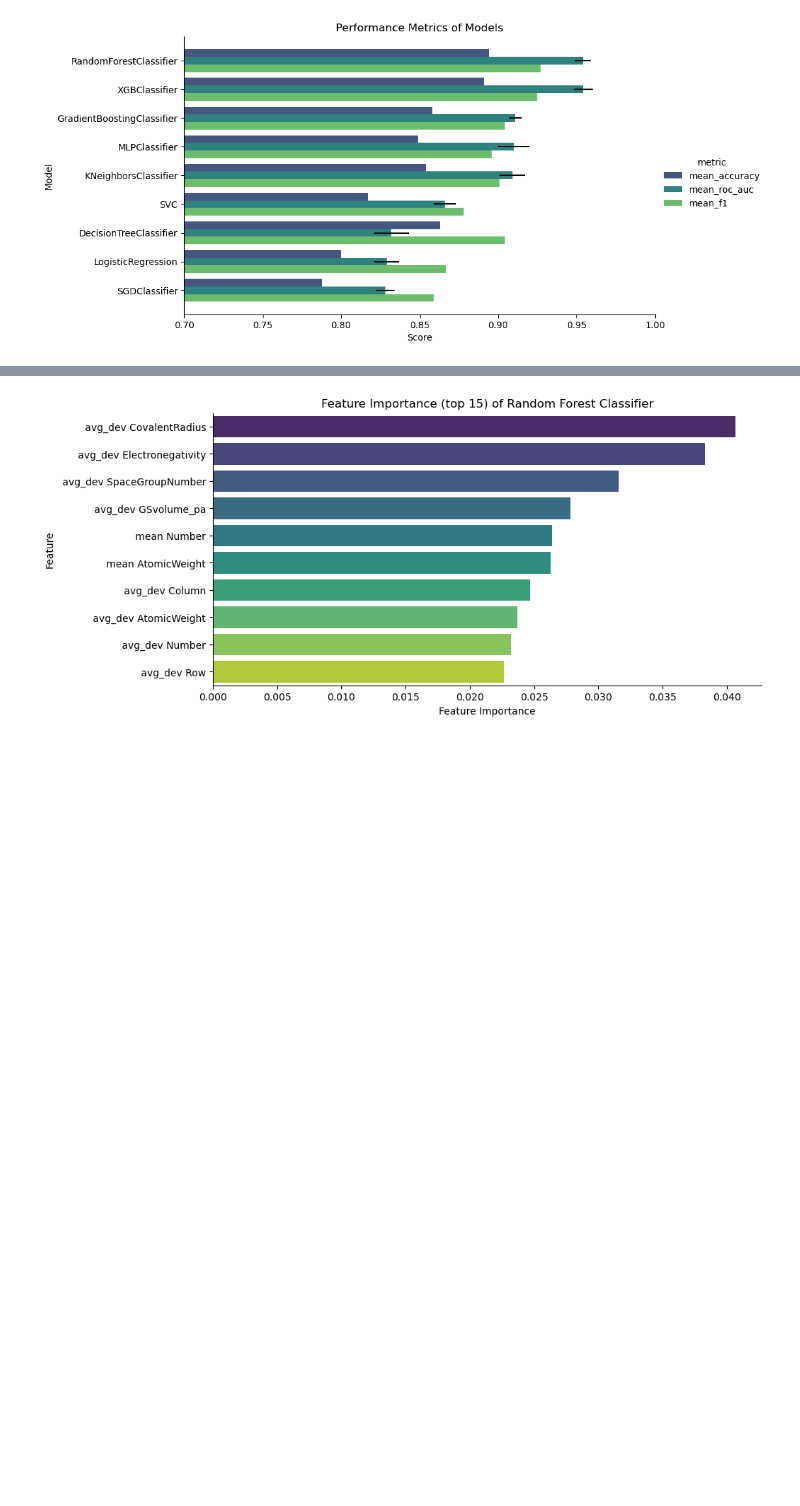
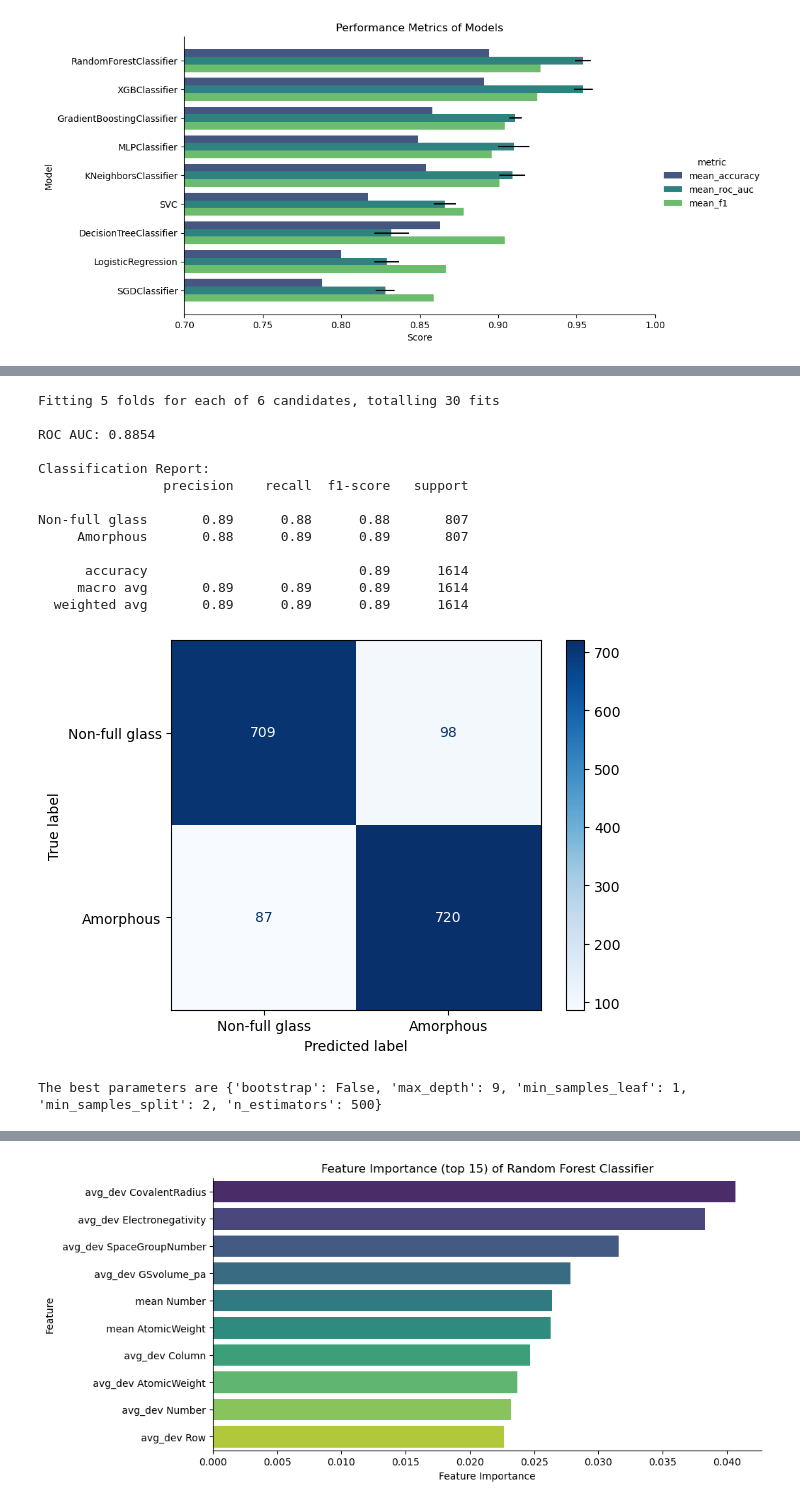
Before and after one commit to abhi0raj/Amorphous-classifier, a Jupyter notebook: main.ipynb, the cells around one changed output, grey strips where cells are left out. Cells and saved outputs as stored; diff of their text form; code cells hidden in the pictures; blank space fills up the shorter version.

```diff
--- a/main.ipynb
+++ b/main.ipynb
@@ -548 +599,33 @@ The best parameters are {'bootstrap': False, 'max_depth': 9, 'min_samples_leaf':
+# %%
+from imblearn.over_sampling import SMOTE
+
+classifier = RandomForestClassifier()
+
+#Use SMOTE to oversample the minority class
+oversample = SMOTE()
+X_smote, y_smote = oversample.fit_resample(X, y)
+
+over_X_train, over_X_test, over_y_train, over_y_test = train_test_split(X_smote, y_smote, test_size=0.2, stratify=y_smote, random_state=42)
+
+# Initialize, fit, and evaluate the model optimizer
+model_optimizer = ModelOptimizer(classifier, param_grid)
+model_optimizer.fit(over_X_train, over_y_train)
+model_optimizer.evaluate(over_X_test, over_y_test)
+print(f"The best parameters are {model_optimizer.get_best_params()}")
+# %% [output]
+Fitting 5 folds for each of 6 candidates, totalling 30 fits
+
+ROC AUC: 0.8854
+
+Classification Report:
+                precision    recall  f1-score   support
+
+Non-full glass       0.89      0.88      0.88       807
+     Amorphous       0.88      0.89      0.89       807
+
+      accuracy                           0.89      1614
+     macro avg       0.89      0.89      0.89      1614
+  weighted avg       0.89      0.89      0.89      1614
+[figure, added]
+The best parameters are {'bootstrap': False, 'max_depth': 9, 'min_samples_leaf': 1, 'min_samples_split': 2, 'n_estimators': 500}
 # %%
```
Also changed, not shown: parts of 27 cells of this notebook, 1 other file.
